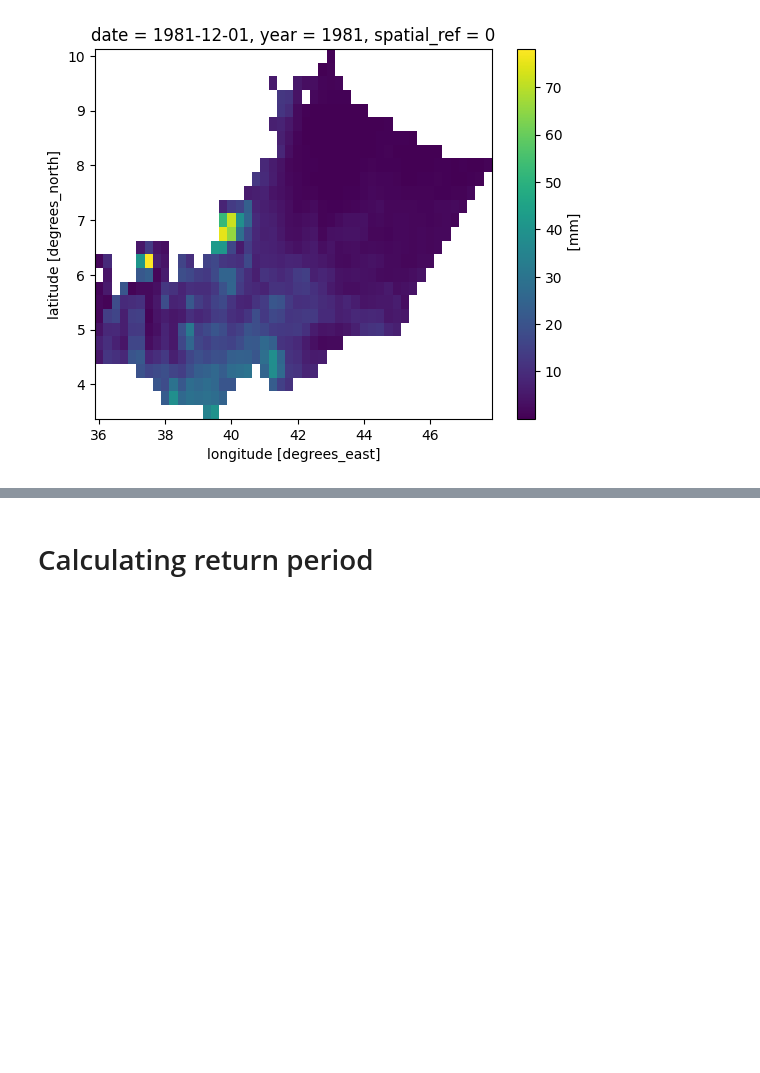
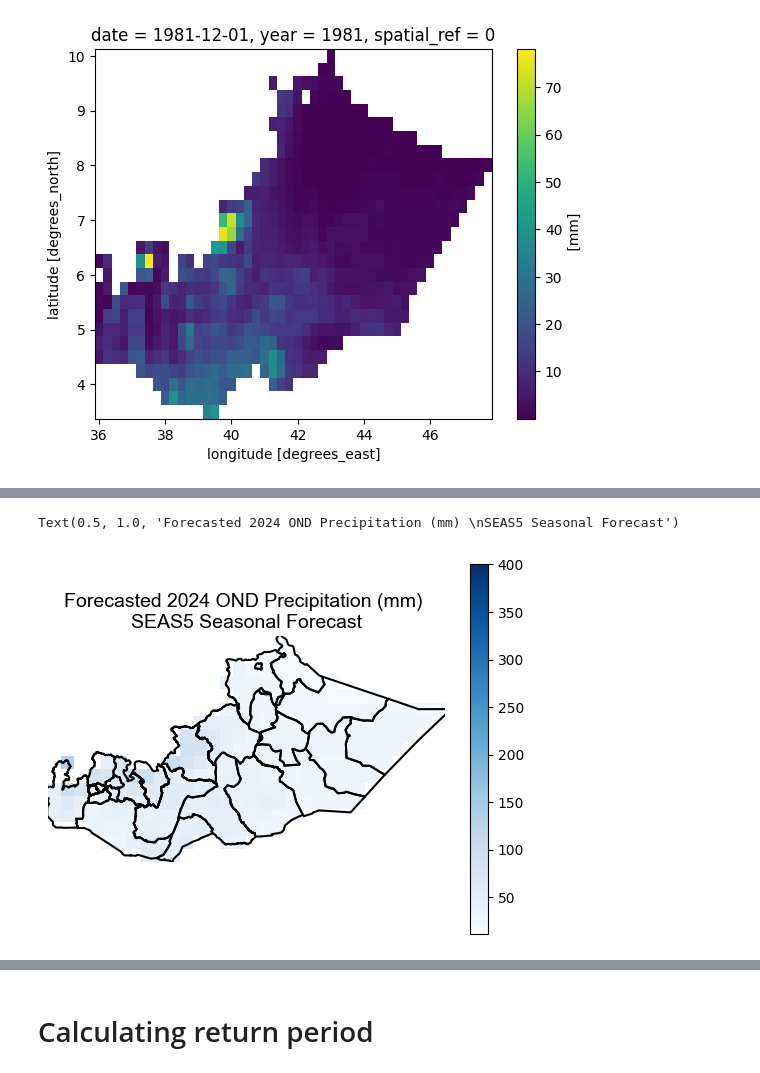
Before and after one commit to OCHA-DAP/ds-aa-eth-drought, a Jupyter notebook: analysis/02_0_historical_conditions_review.ipynb, the cells around one changed output, grey strips where cells are left out. Saved outputs shown, nothing was run; the diff lists cells and outputs as text; code cells hidden in the pictures; blank space fills up the shorter version.

```diff
--- a/analysis/02_0_historical_conditions_review.ipynb
+++ b/analysis/02_0_historical_conditions_review.ipynb
@@ -372,0 +375,14 @@ fig.add_annotation(
+# %%
+ds_2024_mean = ds_aws.mean(dim="forecast_date")
+
+fig, ax = plt.subplots()
+ds_2024_mean.plot(ax=ax, cmap="Blues", vmax=400)
+gdf3_sel.boundary.plot(ax=ax, edgecolor="black")
+ax.set_axis_off()
+ax.set_title(
+    "Forecasted 2024 OND Precipitation (mm) \nSEAS5 Seasonal Forecast",
+    fontdict={"fontsize": 14, "fontname": "Arial"},
+)
+# %% [output]
+Text(0.5, 1.0, 'Forecasted 2024 OND Precipitation (mm) \nSEAS5 Seasonal Forecast')
+[figure, added]
```
Also changed, not shown: parts of 9 cells of this notebook.
